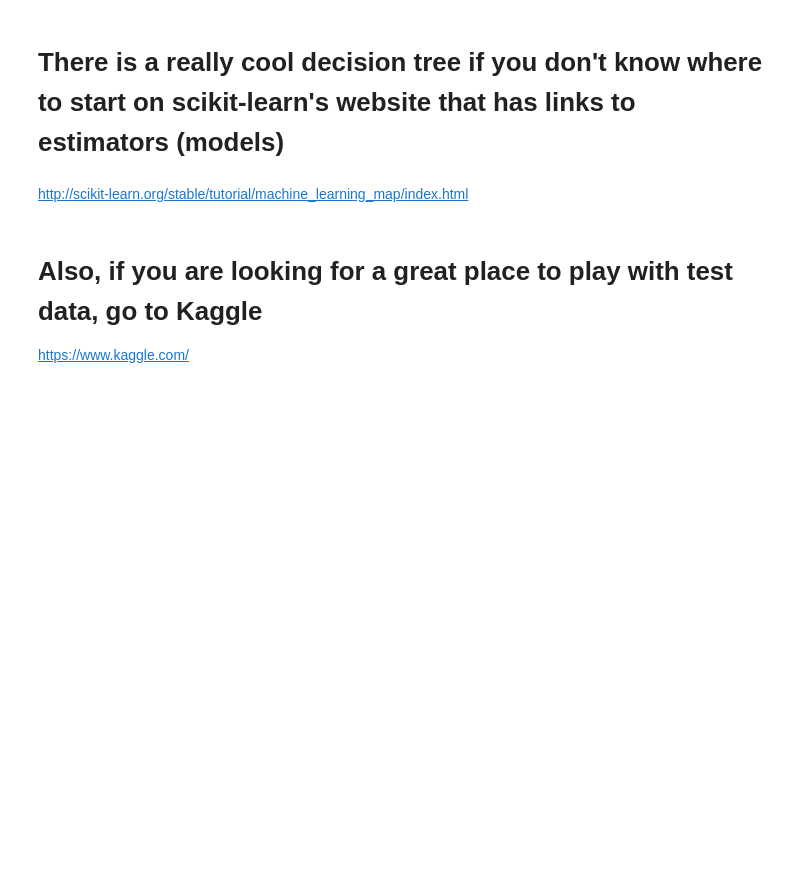
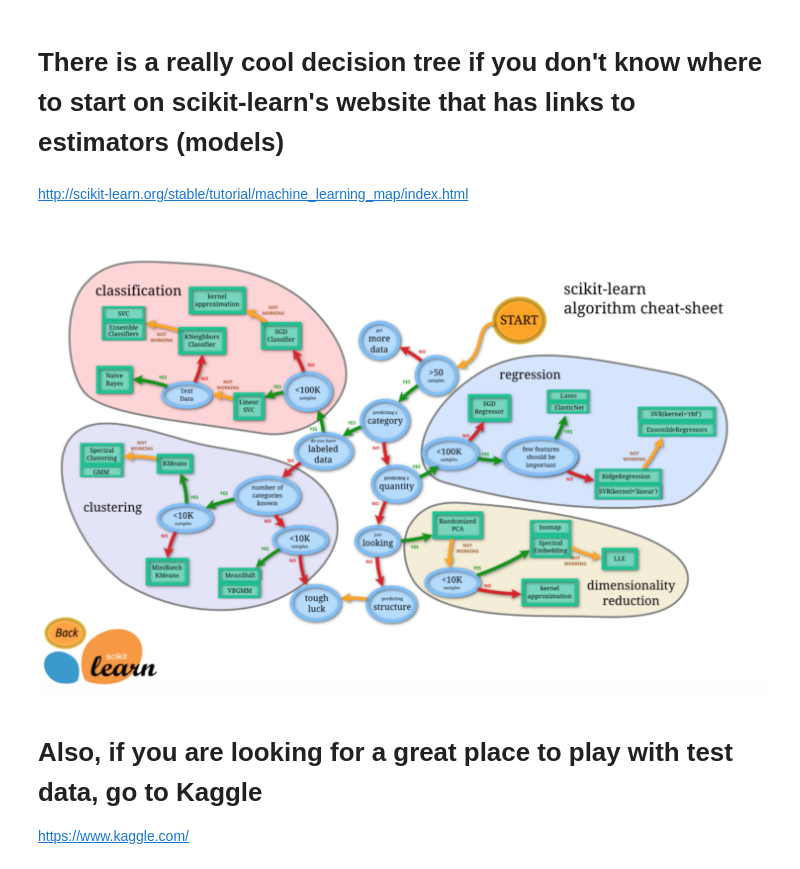
Before and after one commit to Ssscld/mke_scikit, a Jupyter notebook: scikit_learn_talk.ipynb, the cells around one changed output. Drawn from its saved outputs; the diff is of its cells as text; code cells hidden in the pictures; blank space fills up the shorter version.

```diff
--- a/scikit_learn_talk.ipynb
+++ b/scikit_learn_talk.ipynb
@@ -22,6 +22,10 @@ http://scikit-learn.org/stable/documentation.html#
 # There is a really cool decision tree if you don't know where to start on scikit-learn's website that has links to estimators (models)
 # %% [markdown]
 http://scikit-learn.org/stable/tutorial/machine_learning_map/index.html
+# %%
+Image('./Scikit-diagram.png')
+# %% [output]
+[figure, added]
 # %% [markdown]
 # Also, if you are looking for a great place to play with test data, go to Kaggle
 https://www.kaggle.com/
```
Also changed, not shown: parts of 104 cells of this notebook.
